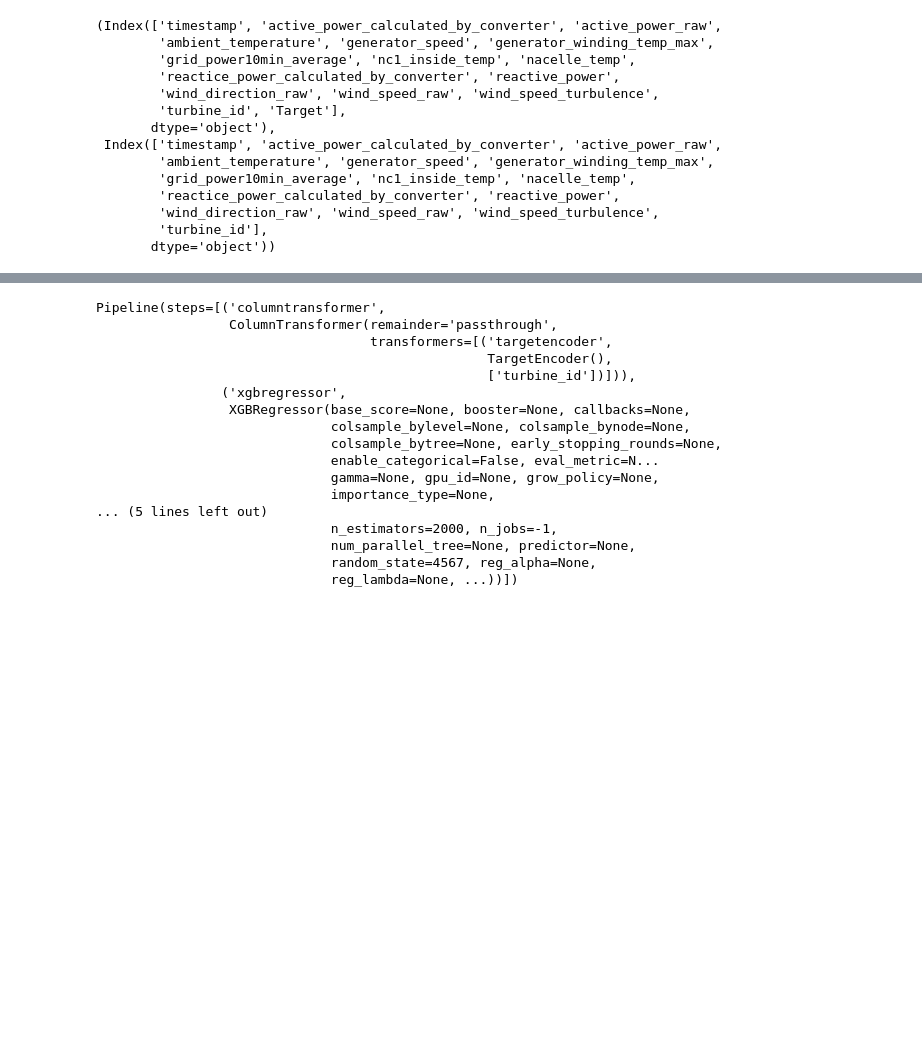
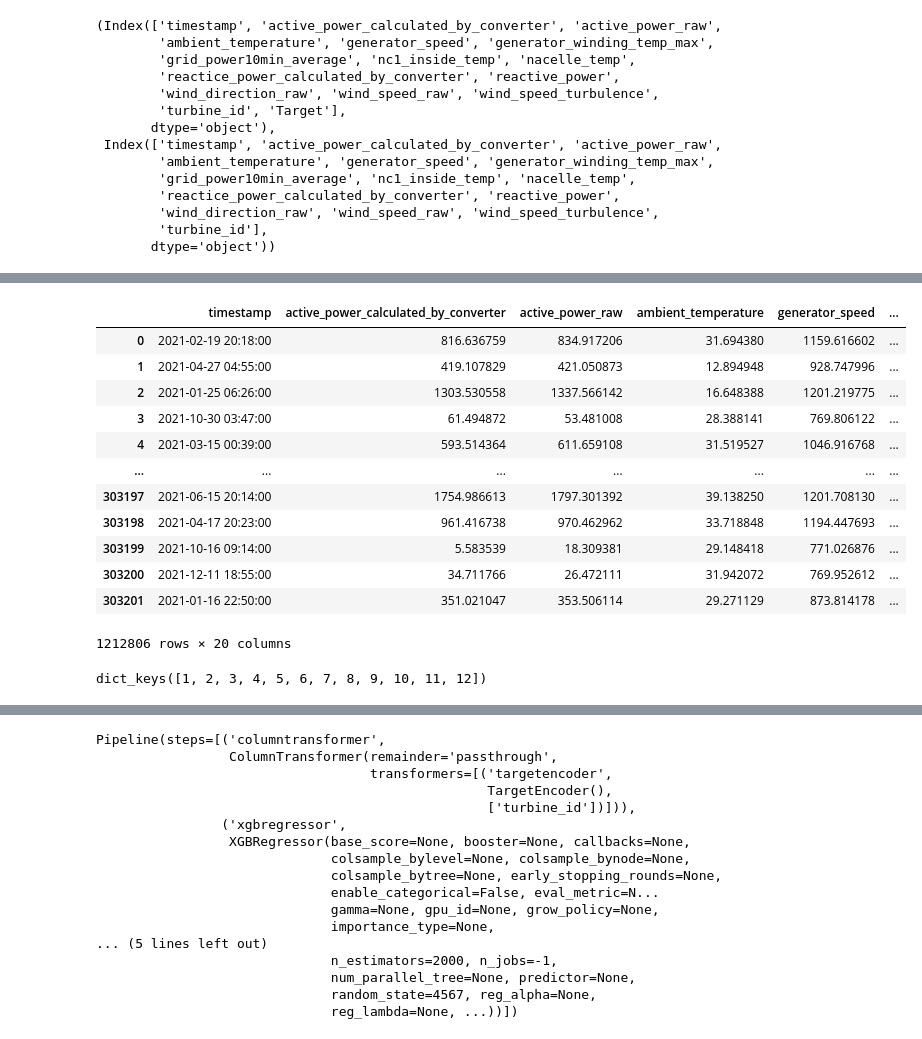
Before and after one commit to k-loki/re_new-machinehack, a Jupyter notebook: notebooks/ft_sel.ipynb, the cells around one changed output, grey strips where cells are left out. Cells and saved outputs as stored; diff of their text form; code cells hidden in the pictures; blank space fills up the shorter version.

```diff
--- a/notebooks/ft_sel.ipynb
+++ b/notebooks/ft_sel.ipynb
@@ -40,0 +221,26 @@ train_data.columns, test_data.columns
+# %%
+df['timestamp'] = pd.to_datetime(df.timestamp)
+df['month'] = df.timestamp.dt.month
+df['hour'] = df.timestamp.dt.hour
+df['dayofweek'] = df.timestamp.dt.dayofweek
+df['dayofmonth'] = df.timestamp.dt.day
+df
+# %% [output]
+|  | timestamp | active_power_calculated_by_converter | active_power_raw | ambient_temperature | generator_speed | ... |
+| 0 | 2021-02-19 20:18:00 | 816.636759 | 834.917206 | 31.694380 | 1159.616602 | ... |
+| 1 | 2021-04-27 04:55:00 | 419.107829 | 421.050873 | 12.894948 | 928.747996 | ... |
+| 2 | 2021-01-25 06:26:00 | 1303.530558 | 1337.566142 | 16.648388 | 1201.219775 | ... |
+| 3 | 2021-10-30 03:47:00 | 61.494872 | 53.481008 | 28.388141 | 769.806122 | ... |
+| 4 | 2021-03-15 00:39:00 | 593.514364 | 611.659108 | 31.519527 | 1046.916768 | ... |
+| ... | ... | ... | ... | ... | ... | ... |
+| 303197 | 2021-06-15 20:14:00 | 1754.986613 | 1797.301392 | 39.138250 | 1201.708130 | ... |
+| 303198 | 2021-04-17 20:23:00 | 961.416738 | 970.462962 | 33.718848 | 1194.447693 | ... |
+| 303199 | 2021-10-16 09:14:00 | 5.583539 | 18.309381 | 29.148418 | 771.026876 | ... |
+| 303200 | 2021-12-11 18:55:00 | 34.711766 | 26.472111 | 31.942072 | 769.952612 | ... |
+| 303201 | 2021-01-16 22:50:00 | 351.021047 | 353.506114 | 29.271129 | 873.814178 | ... |
+1212806 rows × 20 columns
+# %%
+month_df = df.groupby('month')
+month_df.groups.keys()
+# %% [output]
+dict_keys([1, 2, 3, 4, 5, 6, 7, 8, 9, 10, 11, 12])
```
Also changed, not shown: parts of 44 cells of this notebook.
